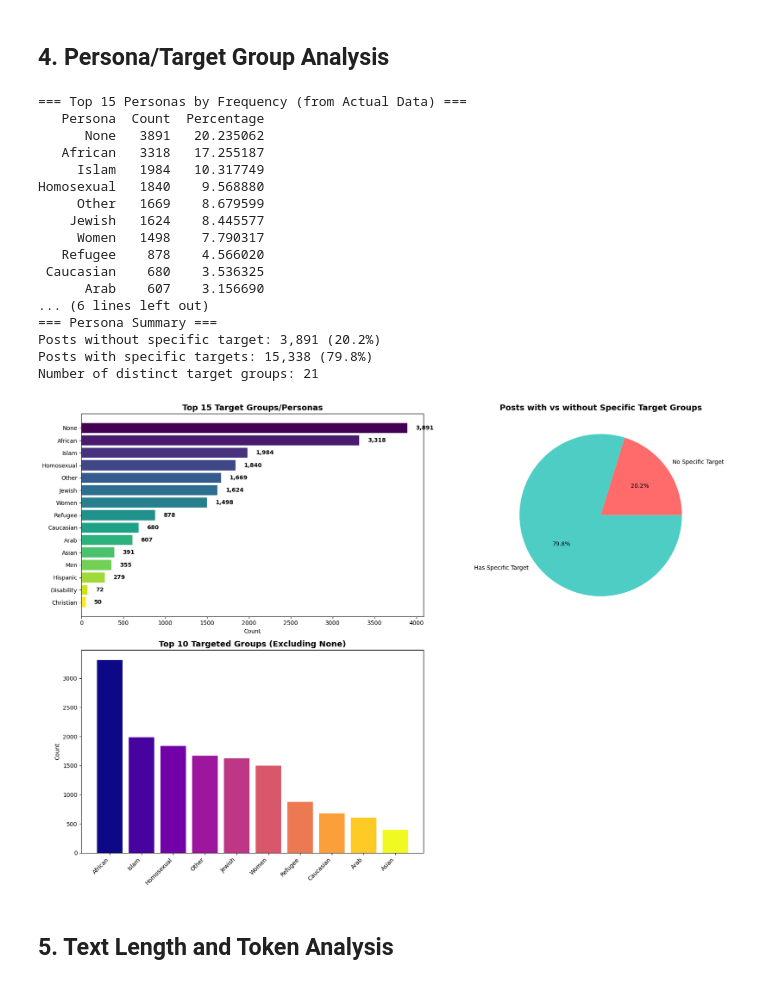
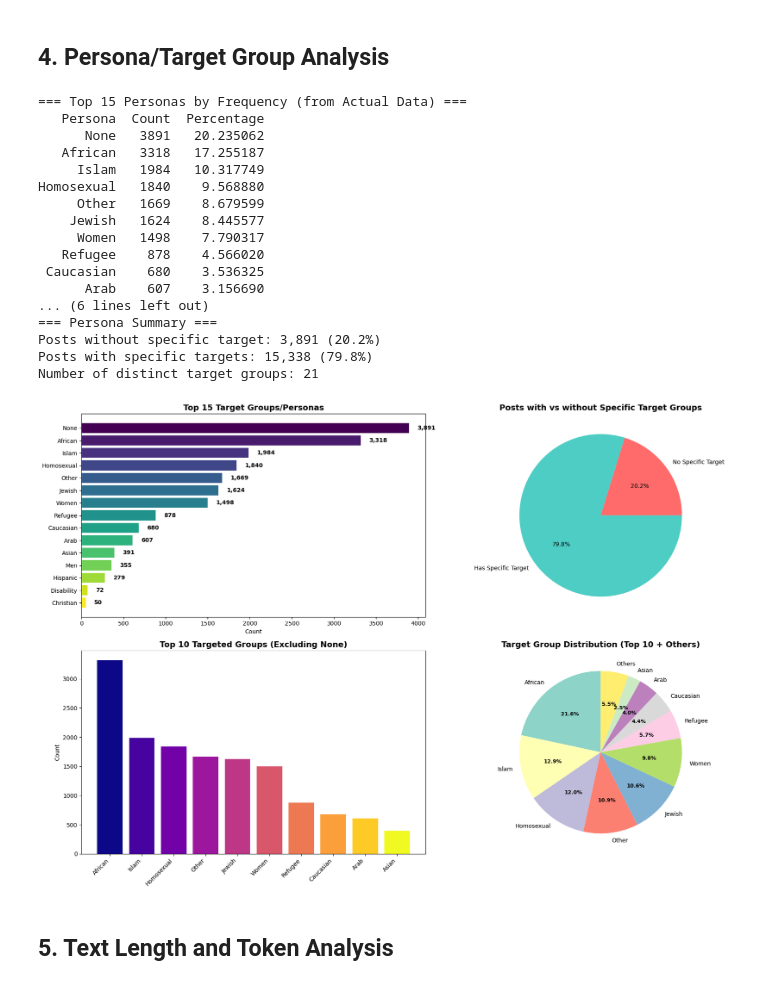
Before and after one commit to rramchan12/HateSpeechDetection_ver2, a Jupyter notebook: eda/hatexplain_eda.ipynb, the cells around one changed output. Drawn from its saved outputs; the diff is of its cells as text; code cells hidden in the pictures.

```diff
--- a/eda/hatexplain_eda.ipynb
+++ b/eda/hatexplain_eda.ipynb
@@ -234,42 +234,62 @@ ax2.pie([none_count, targeted_total],
         autopct='%1.1f%%', colors=['#FF6B6B', '#4ECDC4'])
 ax2.set_title('Posts with vs without Specific Target Groups', fontsize=14, fontweight='bold')
 
-# Target group categories (excluding None)
+# Top 10 targeted groups
 targeted_df = persona_df[persona_df['Persona'] != 'None'].copy()
-
-# Top 10 targeted groups
 top_10_targeted = targeted_df.head(10)
 ax3.bar(range(len(top_10_targeted)), top_10_targeted['Count'],
         color=plt.cm.plasma(np.linspace(0, 1, len(top_10_targeted))))
 ax3.set_xticks(range(len(top_10_targeted)))
 ax3.set_xticklabels(top_10_targeted['Persona'], rotation=45, ha='right')
 ax3.set_ylabel('Count')
 ax3.set_title('Top 10 Targeted Groups (Excluding None)', fontsize=14, fontweight='bold')
 
-# Remove the fourth subplot (ax4) to clean up layout
-ax4.remove()
+# Target group pie chart showing percentage distribution
+top_10_for_pie = targeted_df.head(10)
+other_count = targeted_df.iloc[10:]['Count'].sum() if len(targeted_df) > 10 else 0
+
+# Prepare data for pie chart
+pie_labels = list(top_10_for_pie['Persona'])
+pie_values = list(top_10_for_pie['Count'])
+
+if other_count > 0:
+    pie_labels.append('Others')
+    pie_values.append(other_count)
+
+# Create pie chart with custom colors
+colors_pie = plt.cm.Set3(np.linspace(0, 1, len(pie_values)))
+wedges, texts, autotexts = ax4.pie(pie_values, labels=pie_labels, autopct='%1.1f%%',
+                                    colors=colors_pie, startangle=90)
+
+# Make percentage text bold and readable
+for autotext in autotexts:
+    autotext.set_color('black')
+    autotext.set_fontweight('bold')
+    autotext.set_fontsize(9)
+
+ax4.set_title('Target Group Distribution (Top 10 + Others)', fontsize=14, fontweight='bold')
 
 plt.tight_layout()
 plt.show()
 # %% [output]
 === Top 15 Personas by Frequency (from Actual Data) ===
    Persona  Count  Percentage
       None   3891   20.235062
    African   3318   17.255187
      Islam   1984   10.317749
 Homosexual   1840    9.568880
      Other   1669    8.679599
     Jewish   1624    8.445577
      Women   1498    7.790317
    Refugee    878    4.566020
  Caucasian    680    3.536325
       Arab    607    3.156690
 ... (6 lines left out)
 === Persona Summary ===
 Posts without specific target: 3,891 (20.2%)
 Posts with specific targets: 15,338 (79.8%)
 Number of distinct target groups: 21
-[figure, old version]
+[figure, new version]
 # %% [markdown]
 ## 5. Text Length and Token Analysis
 # %%
```
Also changed, not shown: parts of 2 cells of this notebook, 3 other files.
